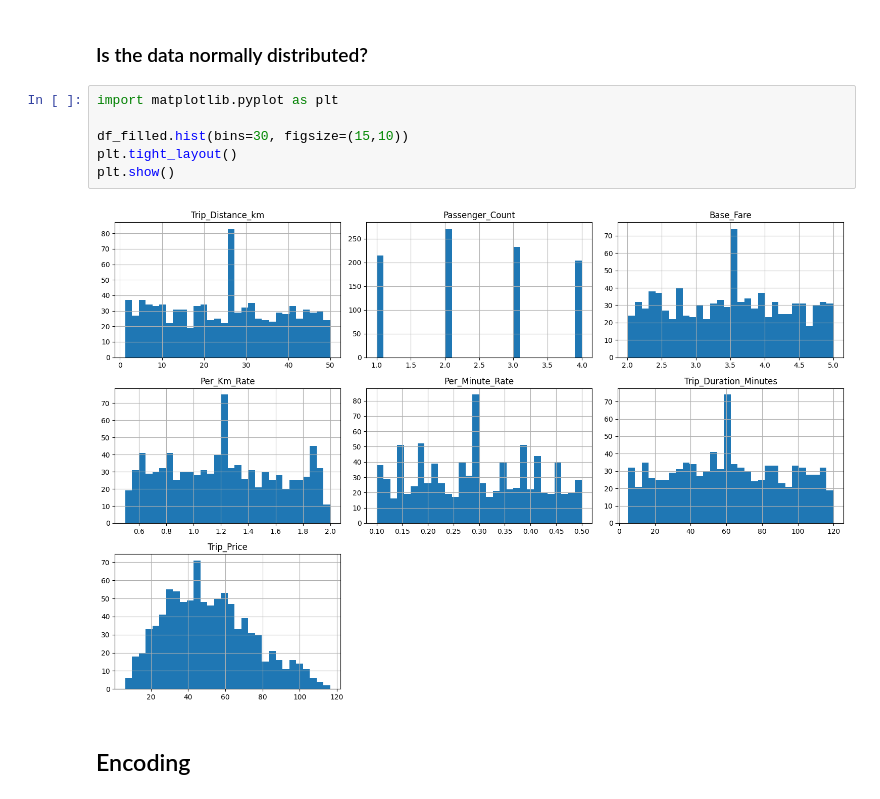
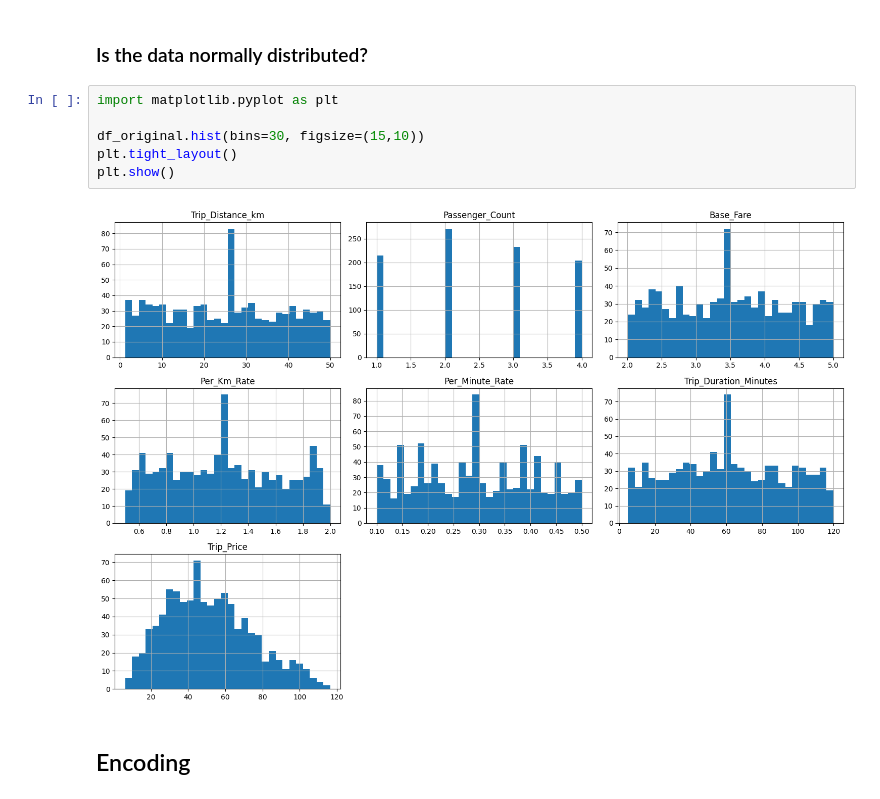
Before and after one commit to Natali-Dev/taxi-prediction-fullstack-Natali, a Jupyter notebook: exploration/models.ipynb, the cells around one changed output. Drawn from its saved outputs; the diff is of its cells as text.

```diff
--- a/exploration/models.ipynb
+++ b/exploration/models.ipynb
@@ -70,11 +35,11 @@ memory usage: 86.5+ KB
 # %%
 import matplotlib.pyplot as plt
 
-df_filled.hist(bins=30, figsize=(15,10))
+df_original.hist(bins=30, figsize=(15,10))
 plt.tight_layout()
 plt.show()
 # %% [output]
-[figure, old version]
+[figure, new version]
 # %% [markdown]
 ## Encoding
 # %%
```
Also changed, not shown: parts of 10 cells of this notebook, 2 other files.
